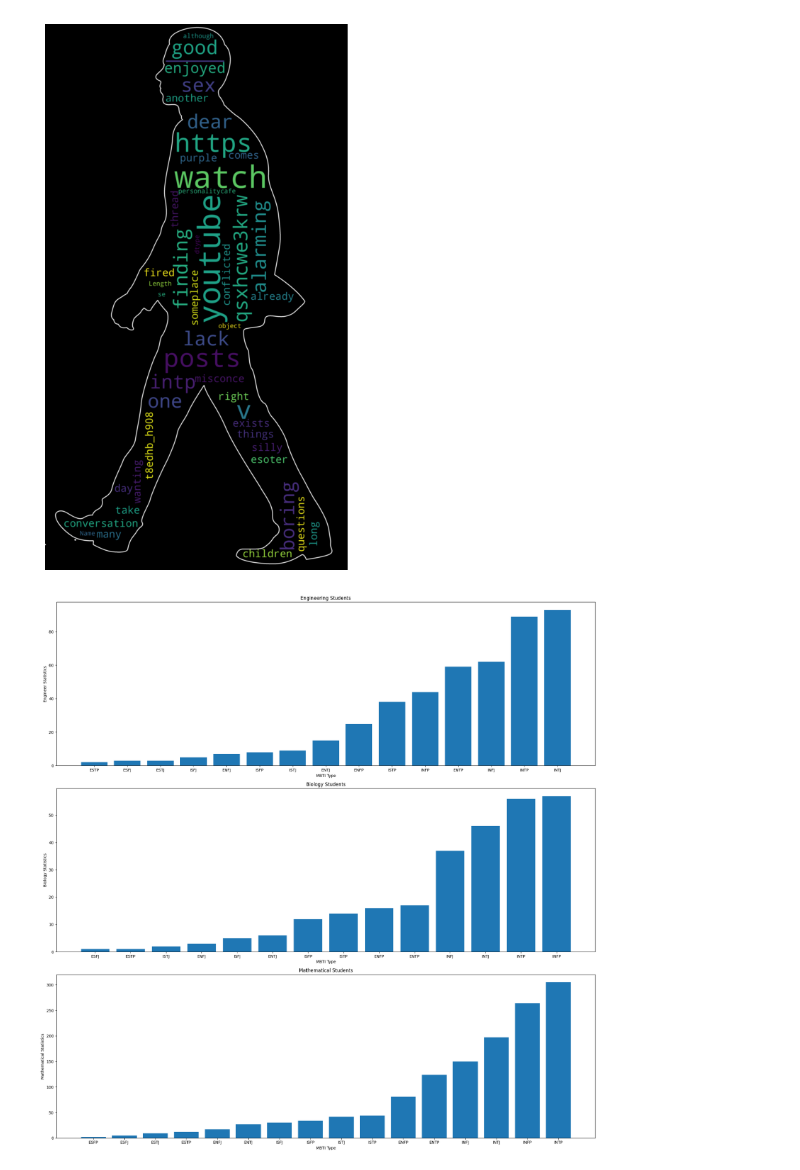
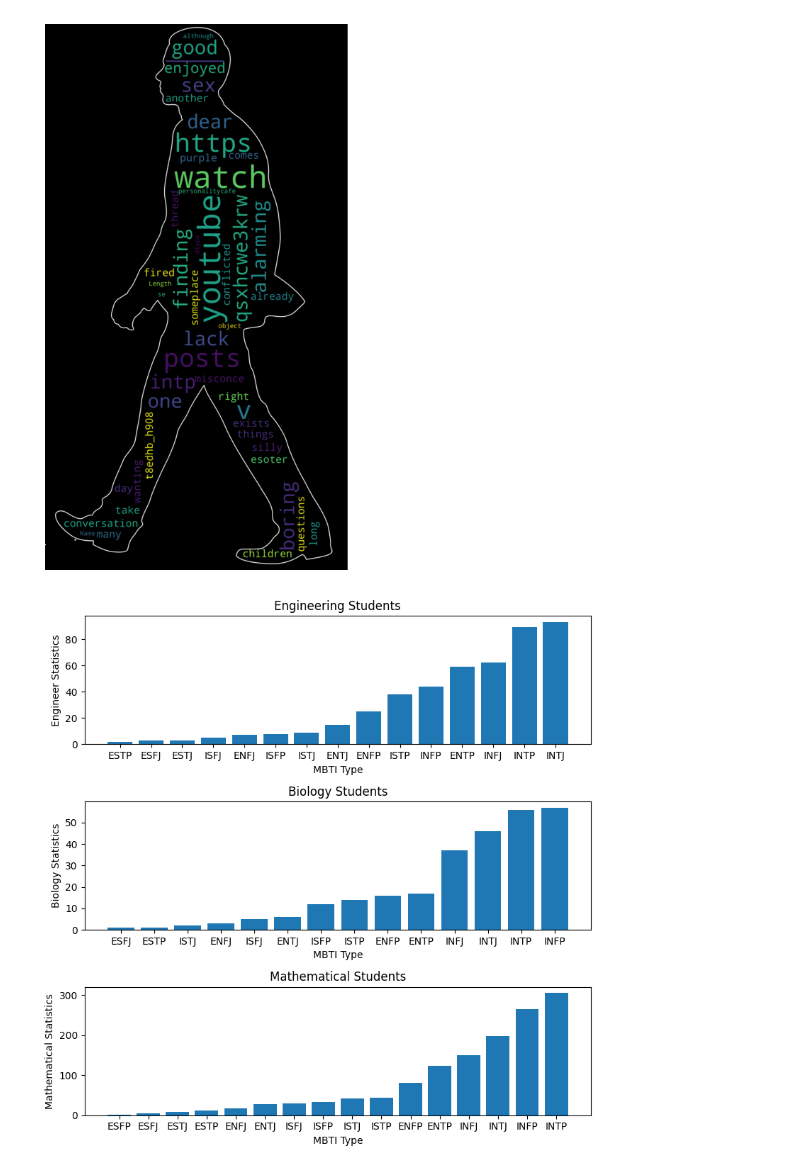
Before and after one commit to mmartin46/Data_Science_Research, a Jupyter notebook: MBTIScores.ipynb, the cells around one changed output. Saved outputs shown, nothing was run; the diff lists cells and outputs as text; code cells hidden in the pictures.

```diff
--- a/MBTIScores.ipynb
+++ b/MBTIScores.ipynb
@@ -243,15 +243,15 @@ for degree in degrees:
   allstats.append(tmp)
 # %%
 
-fig, ax = plt.subplots(3, figsize=(20, 20))
+fig, ax = plt.subplots(3, figsize=(8, 8))
 for i in range(0, 3):
   allstats[i].sort_values(by=['posts'], inplace=True)
   ax[i].bar(allstats[i]['type'], allstats[i]['posts'])
   ax[i].set(
       xlabel=def_xlabel,
       ylabel=ylabels[i],
       title=titles[i]
   )
 plt.tight_layout()
 # %% [output]
-[figure, old version]
+[figure, new version]
```
Also changed, not shown: parts of 2 cells of this notebook.
